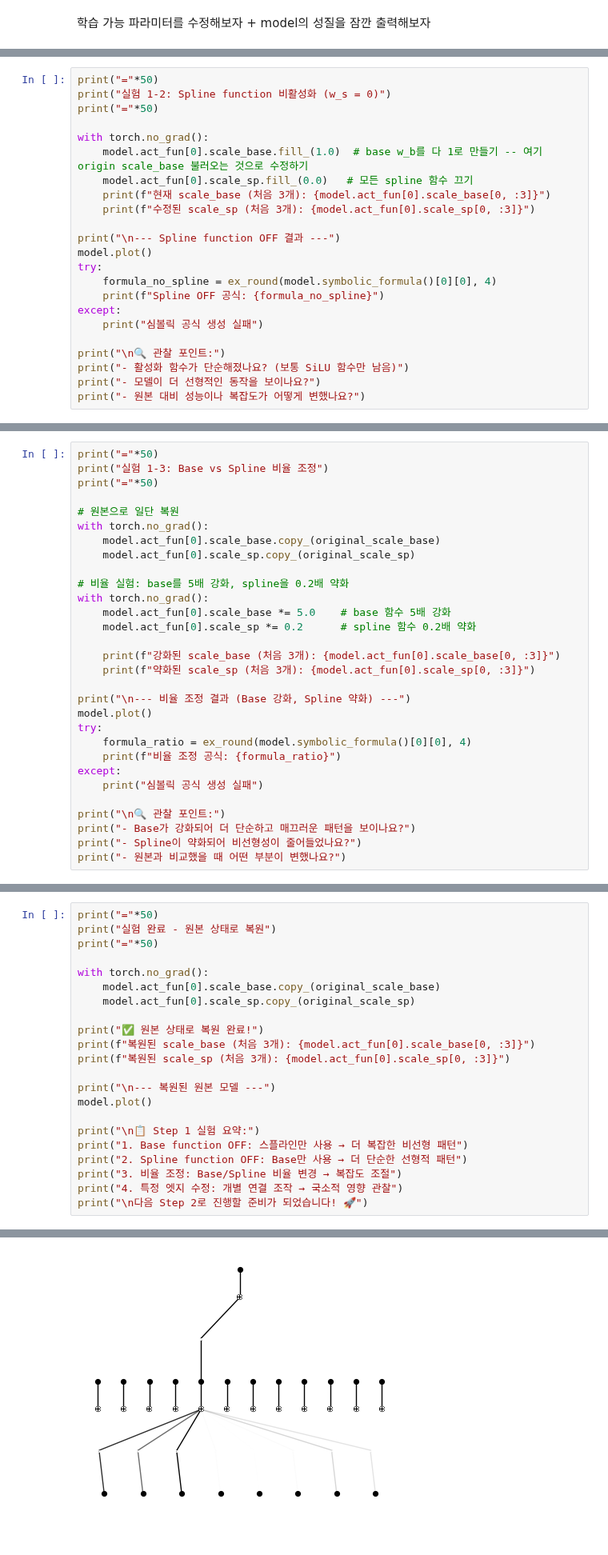
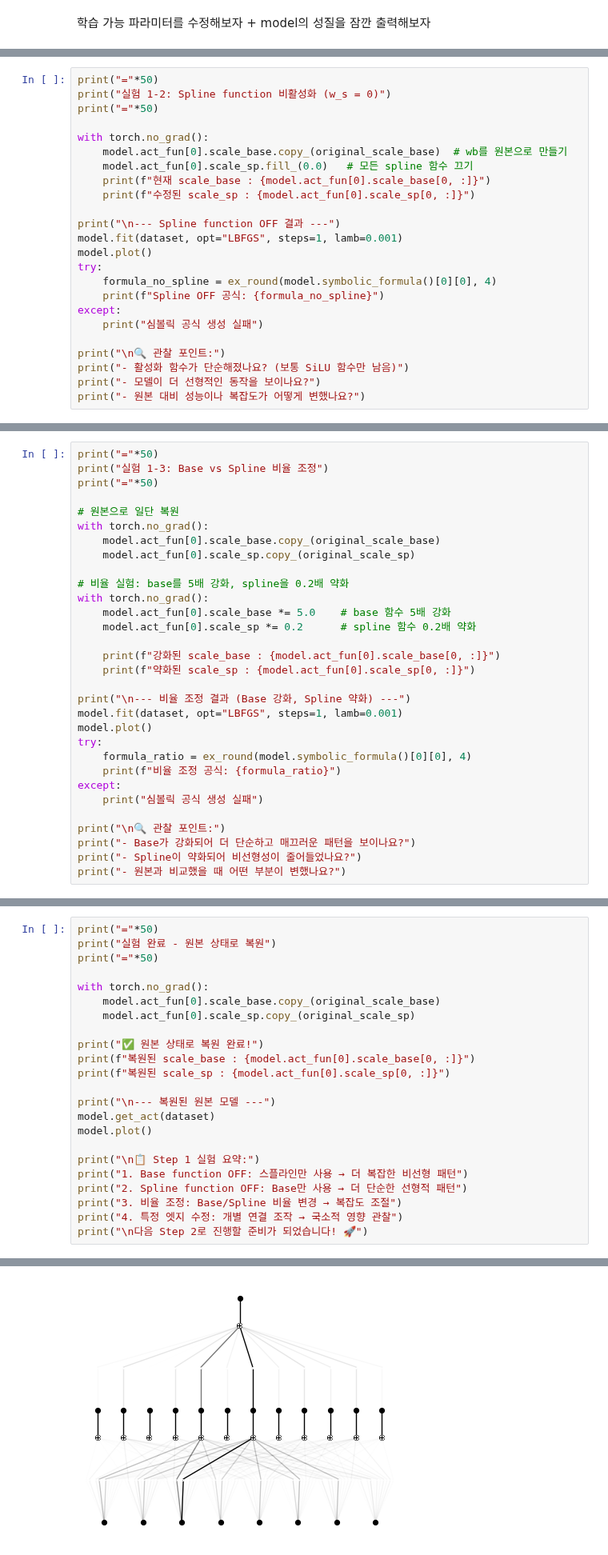
Before and after one commit to Hyein-coder/pykan, a Jupyter notebook: .github/workflows/TaeWoong/CO2RR_KAN_0826_MSP.ipynb, the cells around one changed output, grey strips where cells are left out. Shown at 80% size. Cells and saved outputs as stored; diff of their text form.

```diff
--- a/.github/workflows/TaeWoong/CO2RR_KAN_0826_MSP.ipynb
+++ b/.github/workflows/TaeWoong/CO2RR_KAN_0826_MSP.ipynb
@@ -427,12 +355,13 @@ print("실험 1-2: Spline function 비활성화 (w_s = 0)")
 print("="*50)
 
 with torch.no_grad():
-    model.act_fun[0].scale_base.fill_(1.0)  # base w_b를 다 1로 만들기 -- 여기 origin scale_base 불러오는 것으로 수정하기
+    model.act_fun[0].scale_base.copy_(original_scale_base)  # wb를 원본으로 만들기
     model.act_fun[0].scale_sp.fill_(0.0)   # 모든 spline 함수 끄기
-    print(f"현재 scale_base (처음 3개): {model.act_fun[0].scale_base[0, :3]}")
-    print(f"수정된 scale_sp (처음 3개): {model.act_fun[0].scale_sp[0, :3]}")
+    print(f"현재 scale_base : {model.act_fun[0].scale_base[0, :]}")
+    print(f"수정된 scale_sp : {model.act_fun[0].scale_sp[0, :]}")
 
 print("\n--- Spline function OFF 결과 ---")
+model.fit(dataset, opt="LBFGS", steps=1, lamb=0.001)
 model.plot()
 try:
     formula_no_spline = ex_round(model.symbolic_formula()[0][0], 4)
@@ -474,10 +404,11 @@ with torch.no_grad():
     model.act_fun[0].scale_base *= 5.0    # base 함수 5배 강화
     model.act_fun[0].scale_sp *= 0.2      # spline 함수 0.2배 약화
 
-    print(f"강화된 scale_base (처음 3개): {model.act_fun[0].scale_base[0, :3]}")
-    print(f"약화된 scale_sp (처음 3개): {model.act_fun[0].scale_sp[0, :3]}")
+    print(f"강화된 scale_base : {model.act_fun[0].scale_base[0, :]}")
+    print(f"약화된 scale_sp : {model.act_fun[0].scale_sp[0, :]}")
 
 print("\n--- 비율 조정 결과 (Base 강화, Spline 약화) ---")
+model.fit(dataset, opt="LBFGS", steps=1, lamb=0.001)
 model.plot()
 try:
     formula_ratio = ex_round(model.symbolic_formula()[0][0], 4)
@@ -563,10 +498,11 @@ with torch.no_grad():
     model.act_fun[0].scale_sp.copy_(original_scale_sp)
 
 print("✅ 원본 상태로 복원 완료!")
-print(f"복원된 scale_base (처음 3개): {model.act_fun[0].scale_base[0, :3]}")
-print(f"복원된 scale_sp (처음 3개): {model.act_fun[0].scale_sp[0, :3]}")
+print(f"복원된 scale_base : {model.act_fun[0].scale_base[0, :]}")
+print(f"복원된 scale_sp : {model.act_fun[0].scale_sp[0, :]}")
 
 print("\n--- 복원된 원본 모델 ---")
+model.get_act(dataset)
 model.plot()
 
 print("\n📋 Step 1 실험 요약:")
@@ -585,14 +523,14 @@ print("\n다음 Step 2로 진행할 준비가 되었습니다! 🚀")
 
 --- 복원된 원본 모델 ---
 
 📋 Step 1 실험 요약:
 1. Base function OFF: 스플라인만 사용 → 더 복잡한 비선형 패턴
 2. Spline function OFF: Base만 사용 → 더 단순한 선형적 패턴
 3. 비율 조정: Base/Spline 비율 변경 → 복잡도 조절
 4. 특정 엣지 수정: 개별 연결 조작 → 국소적 영향 관찰
 
 다음 Step 2로 진행할 준비가 되었습니다! 🚀
-[figure, old version]
+[figure, new version]
 # %%
 # 1. 모델의 전체 구조를 친절하게 출력해보기 (가장 추천!)
 print("--- 모델의 전체 구조 (print) ---")
```
Also changed, not shown: parts of 31 cells of this notebook.
